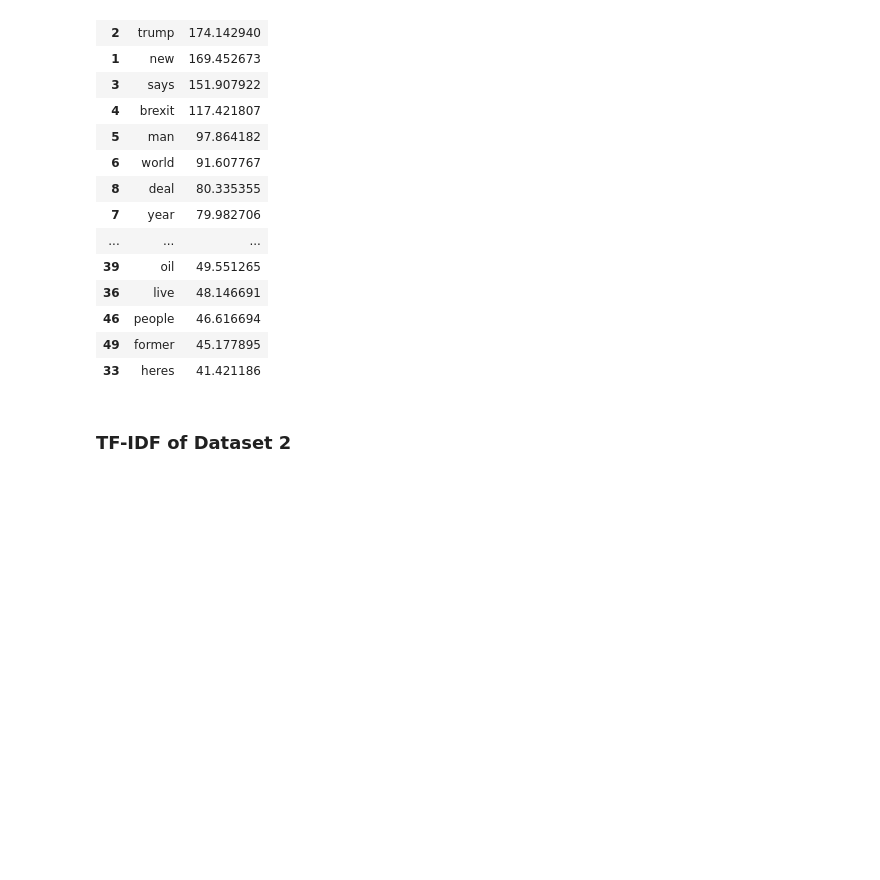
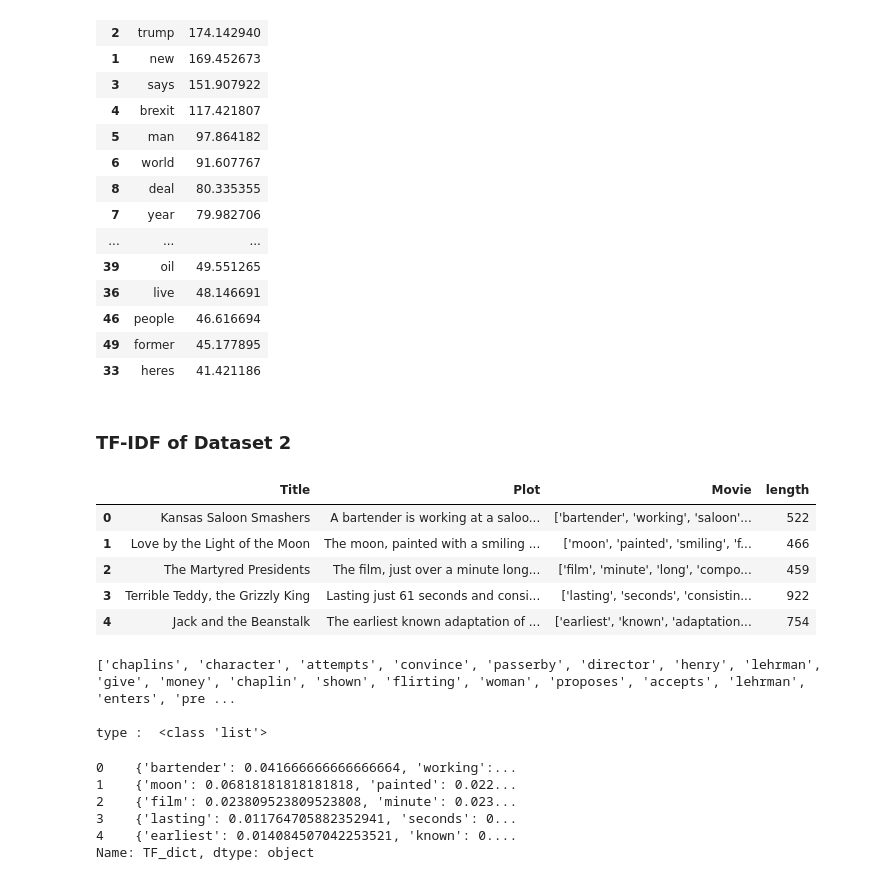
Before and after one commit to NadyaTambunan/TASI-2122-108_TF-IDF-vs-TF-IDF-Group, a Jupyter notebook: implementasi/TF-IDF.ipynb, the cells around one changed output. Cells and saved outputs as stored; diff of their text form; code cells hidden in the pictures; blank space fills up the shorter version.

```diff
--- a/implementasi/TF-IDF.ipynb
+++ b/implementasi/TF-IDF.ipynb
@@ -207,3 +207,54 @@ ranking.sort_values('rank', ascending=False)
 | 33 | heres | 41.421186 |
 # %% [markdown]
 <h3>TF-IDF of Dataset 2</h3>
+# %%
+dataset_2.head()
+# %% [output]
+|  | Title | Plot | Movie | length |
+| 0 | Kansas Saloon Smashers | A bartender is working at a saloo... | ['bartender', 'working', 'saloon'... | 522 |
+| 1 | Love by the Light of the Moon | The moon, painted with a smiling ... | ['moon', 'painted', 'smiling', 'f... | 466 |
+| 2 | The Martyred Presidents | The film, just over a minute long... | ['film', 'minute', 'long', 'compo... | 459 |
+| 3 | Terrible Teddy, the Grizzly King | Lasting just 61 seconds and consi... | ['lasting', 'seconds', 'consistin... | 922 |
+| 4 | Jack and the Beanstalk | The earliest known adaptation of ... | ['earliest', 'known', 'adaptation... | 754 |
+# %%
+# convert list formated string to list
+import ast
+
+def convert_text_list(texts):
+    texts = ast.literal_eval(texts)
+    return [text for text in texts]
+
+dataset_2["movie_list"] = dataset_2["Movie"].apply(convert_text_list)
+
+
+print(dataset_2["movie_list"][90])
+
+print("\ntype : ", type(dataset_2["movie_list"][90]))
+# %% [output]
+['chaplins', 'character', 'attempts', 'convince', 'passerby', 'director', 'henry', 'lehrman', 'give', 'money', 'chaplin', 'shown', 'flirting', 'woman', 'proposes', 'accepts', 'lehrman', 'enters', 'pre ...
+
+type :  <class 'list'>
+# %%
+def calc_TF(document):
+    # Counts the number of times the word appears in review
+    TF_dict = {}
+    for term in document:
+        if term in TF_dict:
+            TF_dict[term] += 1
+        else:
+            TF_dict[term] = 1
+    # Computes tf for each word
+    for term in TF_dict:
+        TF_dict[term] = TF_dict[term] / len(document)
+    return TF_dict
+
+dataset_2["TF_dict"] = dataset_2['movie_list'].apply(calc_TF)
+
+dataset_2["TF_dict"].head()
+# %% [output]
+0    {'bartender': 0.041666666666666664, 'working':...
+1    {'moon': 0.06818181818181818, 'painted': 0.022...
+2    {'film': 0.023809523809523808, 'minute': 0.023...
+3    {'lasting': 0.011764705882352941, 'seconds': 0...
+4    {'earliest': 0.014084507042253521, 'known': 0....
+Name: TF_dict, dtype: object
```
Also changed, not shown: parts of 1 cell of this notebook, 1 other file.
